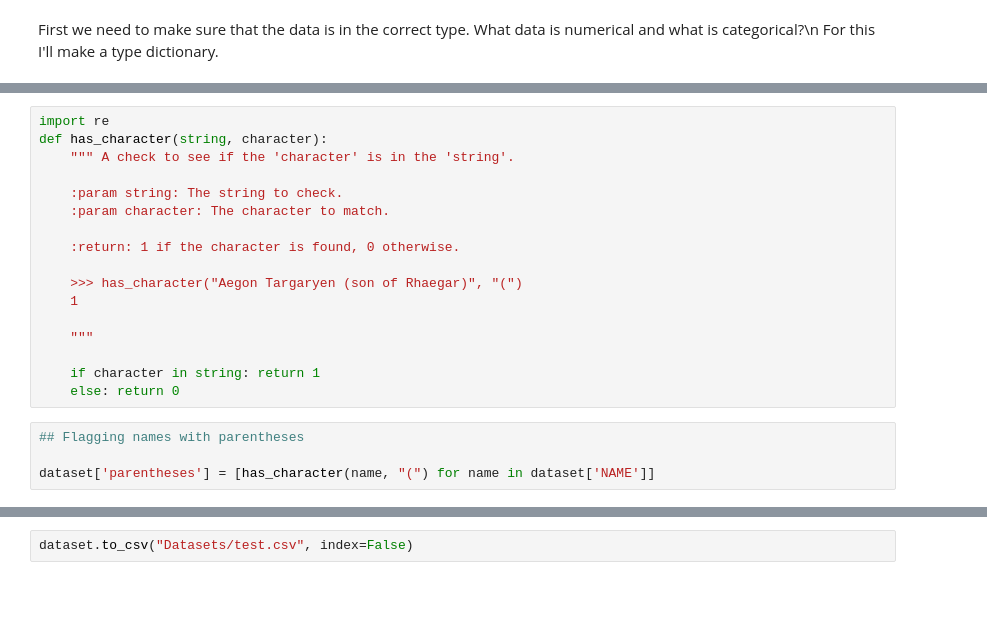
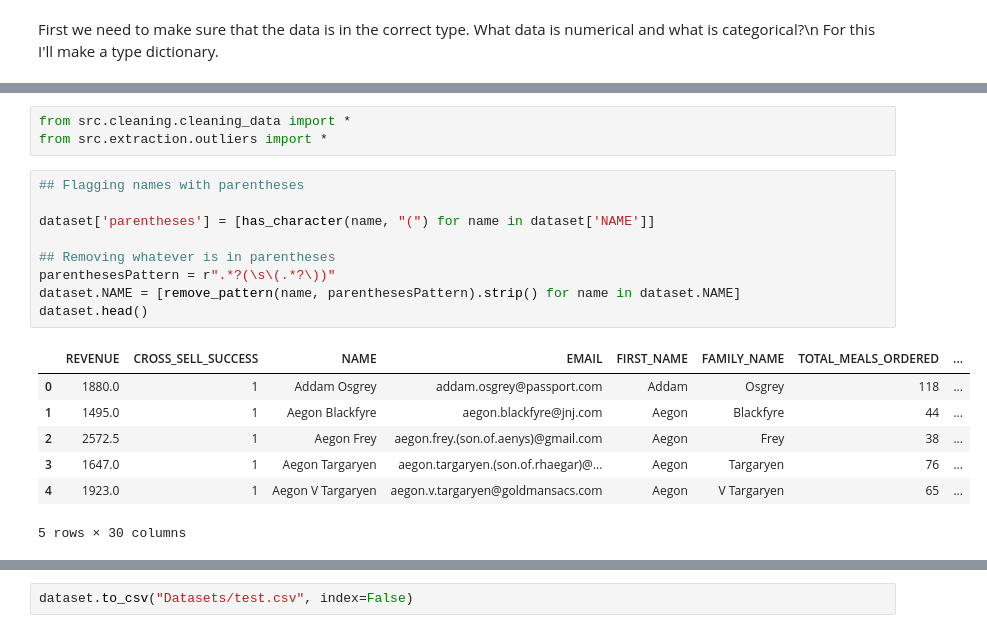
Before and after one commit to MambusLunde/Apprentice-Chef, a Jupyter notebook: Case.ipynb, the cells around one changed output, grey strips where cells are left out. Cells and saved outputs as stored; diff of their text form; blank space fills up the shorter version.

```diff
--- a/Case.ipynb
+++ b/Case.ipynb
@@ -97,21 +108,20 @@ Now I want to go through the variables to see if there is anything we can do wit
-# %%
-import re
-def has_character(string, character):
-    """ A check to see if the 'character' is in the 'string'.
-
-    :param string: The string to check.
-    :param character: The character to match.
-
-    :return: 1 if the character is found, 0 otherwise.
-
-    >>> has_character("Aegon Targaryen (son of Rhaegar)", "(")
-    1
-
-    """
-
-    if character in string: return 1
-    else: return 0
+# %%
+from src.cleaning.cleaning_data import *
+from src.extraction.outliers import *
 # %%
 ## Flagging names with parentheses
 
 dataset['parentheses'] = [has_character(name, "(") for name in dataset['NAME']]
+
+## Removing whatever is in parentheses
+parenthesesPattern = r".*?(\s\(.*?\))"
+dataset.NAME = [remove_pattern(name, parenthesesPattern).strip() for name in dataset.NAME]
+dataset.head()
+# %% [output]
+|  | REVENUE | CROSS_SELL_SUCCESS | NAME | EMAIL | FIRST_NAME | FAMILY_NAME | TOTAL_MEALS_ORDERED | ... |
+| 0 | 1880.0 | 1 | Addam Osgrey | addam.osgrey@passport.com | Addam | Osgrey | 118 | ... |
+| 1 | 1495.0 | 1 | Aegon Blackfyre | aegon.blackfyre@jnj.com | Aegon | Blackfyre | 44 | ... |
+| 2 | 2572.5 | 1 | Aegon Frey | aegon.frey.(son.of.aenys)@gmail.com | Aegon | Frey | 38 | ... |
+| 3 | 1647.0 | 1 | Aegon Targaryen | aegon.targaryen.(son.of.rhaegar)@... | Aegon | Targaryen | 76 | ... |
+| 4 | 1923.0 | 1 | Aegon V Targaryen | aegon.v.targaryen@goldmansacs.com | Aegon | V Targaryen | 65 | ... |
+5 rows × 30 columns
```
Also changed, not shown: parts of 38 cells of this notebook, 6 other files.
